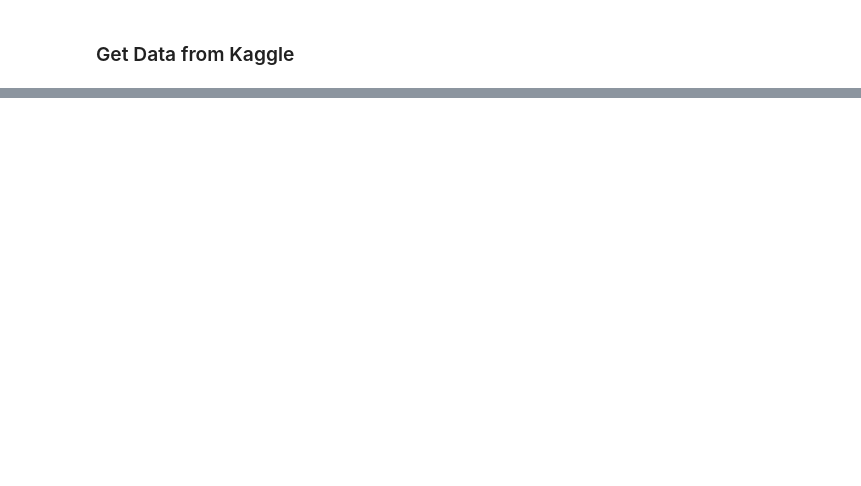
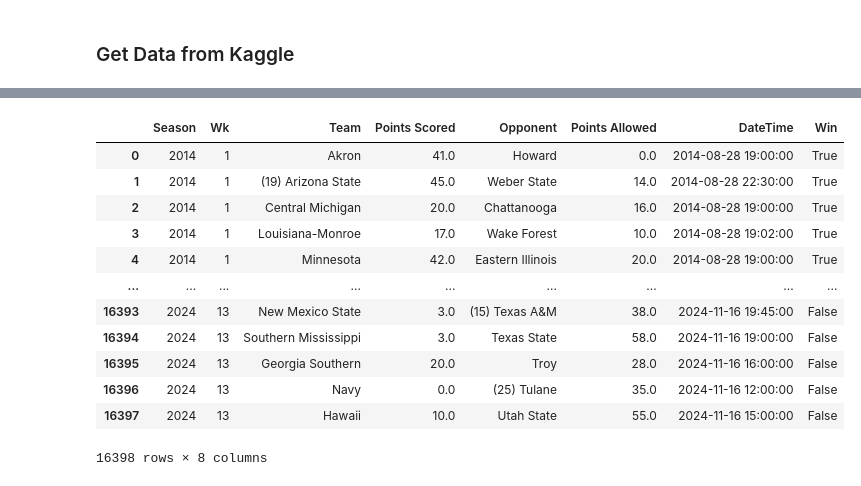
Before and after one commit to mehrazahsan/CS-7375-, a Jupyter notebook: get_data.ipynb, the cells around one changed output, grey strips where cells are left out. Cells and saved outputs as stored; diff of their text form; code cells hidden in the pictures; blank space fills up the shorter version.

```diff
--- a/get_data.ipynb
+++ b/get_data.ipynb
@@ -19,0 +43,20 @@ Downloading college-football-team-stats-2019.zip to /Users/cartermondy/Documents
+# %%
+# Create an empty list to store DataFrames for each season
+dfs_per_season = []
+
+# Iterate through seasons
+for season in seasons:
+    # Set URL
+    url =  f'https://www.sports-reference.com/cfb/years/{season}-schedule.html'
+    print(url)
+
+    # Get game results ('id': 'schedule' is an HTML attribute on the website)
+    results_df = pd.read_html(url, header=1, attrs={'id': 'schedule'})[0]
+
+    # Append the dataframe to the list
+    dfs_per_season.append(results_df)
+
+    # Pause the program so don't get flagged by website
+    time.sleep(random.randint(4,5))
+
+dfs_per_season
@@ -19,0 +168,4 @@ Downloading college-football-team-stats-2019.zip to /Users/cartermondy/Documents
+# %%
+# Concatenate dataframes
+combined_df = pd.concat(dfs_per_season, ignore_index=True)
+combined_df
@@ -19,0 +186,35 @@ Downloading college-football-team-stats-2019.zip to /Users/cartermondy/Documents
+# %%
+# Duplicate the Dataframe
+df_duplicated = combined_df.copy()
+
+# Swap the information between 'Winner' and 'Loser' columns in the duplicated dataframe
+df_duplicated[['Winner', 'Winner Pts', 'Loser', 'Loser Pts']] = combined_df[['Loser', 'Loser Pts', 'Winner', 'Winner Pts']]
+
+# Add a new column 'Win' to indicate if team won (true) or lost (false)
+df_duplicated['Win'] = False
+combined_df['Win'] = True
+
+# Concatenate the original and duplicated DataFrames
+reshaped_df = pd.concat([combined_df, df_duplicated], ignore_index=True)
+
+# Rename columns
+reshaped_df = reshaped_df.rename(columns={'Winner': 'Team',
+                                        'Winner Pts': 'Points Scored',
+                                        'Loser': 'Opponent',
+                                        'Loser Pts': 'Points Allowed'})
+
+reshaped_df
+# %% [output]
+|  | Season | Wk | Team | Points Scored | Opponent | Points Allowed | DateTime | Win |
+| 0 | 2014 | 1 | Akron | 41.0 | Howard | 0.0 | 2014-08-28 19:00:00 | True |
+| 1 | 2014 | 1 | (19) Arizona State | 45.0 | Weber State | 14.0 | 2014-08-28 22:30:00 | True |
+| 2 | 2014 | 1 | Central Michigan | 20.0 | Chattanooga | 16.0 | 2014-08-28 19:00:00 | True |
+| 3 | 2014 | 1 | Louisiana-Monroe | 17.0 | Wake Forest | 10.0 | 2014-08-28 19:02:00 | True |
+| 4 | 2014 | 1 | Minnesota | 42.0 | Eastern Illinois | 20.0 | 2014-08-28 19:00:00 | True |
+| ... | ... | ... | ... | ... | ... | ... | ... | ... |
+| 16393 | 2024 | 13 | New Mexico State | 3.0 | (15) Texas A&M | 38.0 | 2024-11-16 19:45:00 | False |
+| 16394 | 2024 | 13 | Southern Mississippi | 3.0 | Texas State | 58.0 | 2024-11-16 19:00:00 | False |
+| 16395 | 2024 | 13 | Georgia Southern | 20.0 | Troy | 28.0 | 2024-11-16 16:00:00 | False |
+| 16396 | 2024 | 13 | Navy | 0.0 | (25) Tulane | 35.0 | 2024-11-16 12:00:00 | False |
+| 16397 | 2024 | 13 | Hawaii | 10.0 | Utah State | 55.0 | 2024-11-16 15:00:00 | False |
+16398 rows × 8 columns
```
Also changed, not shown: parts of 13 cells of this notebook.
